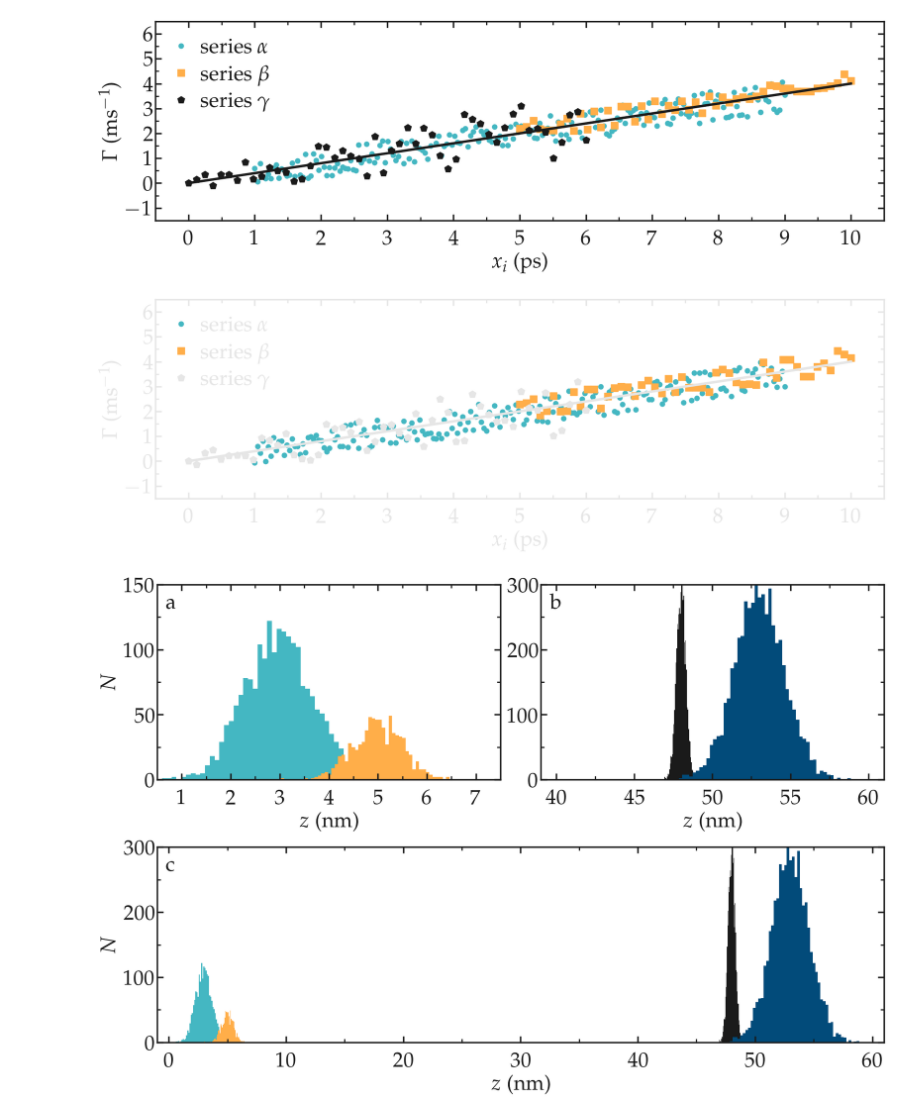
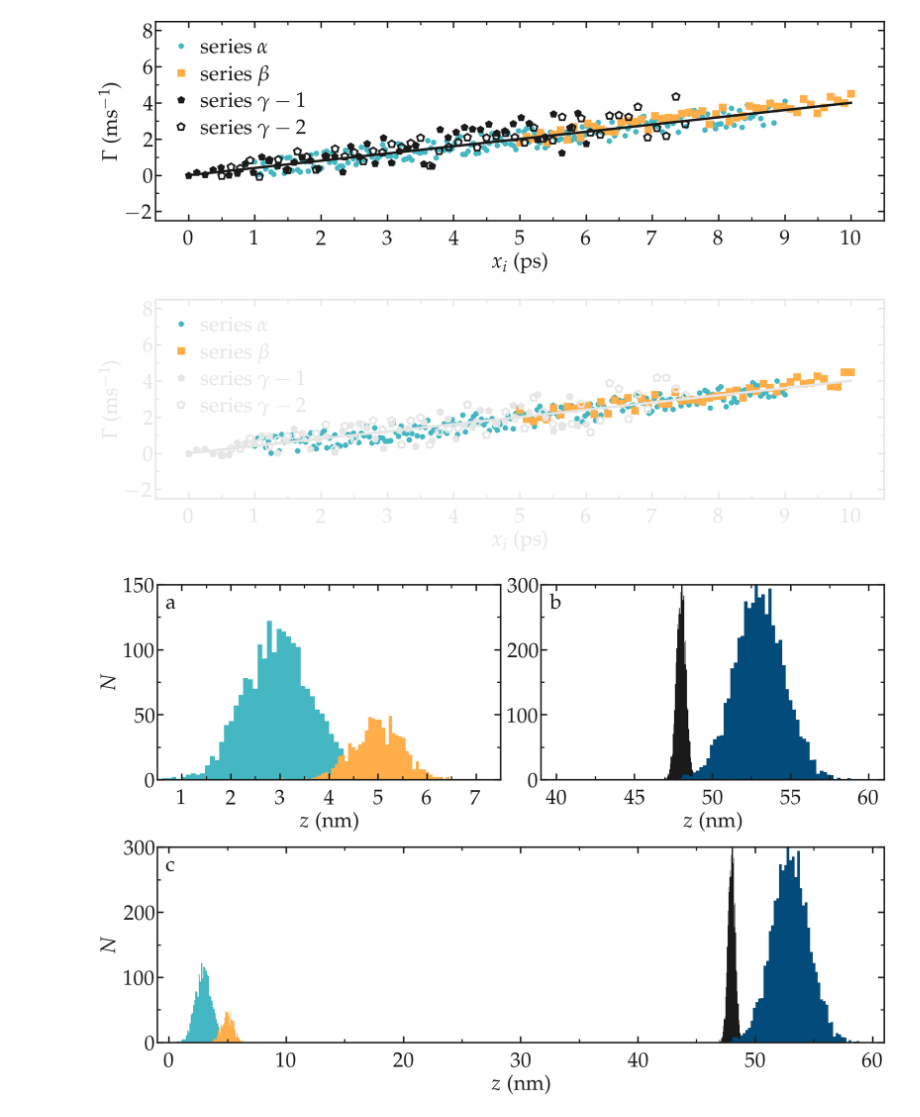
Before and after one commit to simongravelle/pyplot-perso, a Jupyter notebook: examples.ipynb, the cells around one changed output. Cells and saved outputs as stored; diff of their text form; code cells hidden in the pictures.

```diff
--- a/examples.ipynb
+++ b/examples.ipynb
@@ -19,31 +19,34 @@ def random_linear_generator(xmin=0, xmax=10, slope=0.3, alpha=0.1, pref = 1, N =
 # %%
 filename = "example-1"
 desired_transparency = True
 for mode, mygray in zip(['light', 'dark'], [colors["mylightgray"], colors["mydarkgray"]]):
     fig = prepare_figure(mode, transparency=desired_transparency, desired_figsize=(18,6))
     ax, n, l_tot, c_tot = [], 0, 1, 1
     n += 1
     ax.append(plt.subplot(l_tot, c_tot, n))
     x, y = random_linear_generator(xmin = 1, xmax = 9, slope = 0.39, alpha = 0.1, N = 200)
     ax[-1].plot(x, y, 'o', color=colors["mycyan"],
                 markersize = 8, linewidth=4, label=r'series $\alpha$')
     x, y = random_linear_generator(xmin = 5, xmax = 10, slope = 0.41, alpha = 0.2, pref = 0.6)
     ax[-1].plot(x, y, 's', color=colors["myorange"],
                 markersize = 12, linewidth=4, label=r'series $\beta$')
     x, y = random_linear_generator(xmin = 0, xmax = 6, slope = 0.4, alpha = 0.5, pref = 1.1)
     ax[-1].plot(x, y, 'p', color=mygray,
-                markersize = 12, linewidth=4, label=r'series $\gamma$')
+                markersize = 12, linewidth=4, label=r'series $\gamma-1$')
+    x, y = random_linear_generator(xmin = 0.5, xmax = 7.5, slope = 0.4, alpha = 0.5, pref = 1.1)
+    ax[-1].plot(x, y, 'p', markersize = 12, linewidth=4, label=r'series $\gamma-2$',
+                markeredgewidth=3, markeredgecolor=mygray, markerfacecolor='none')
     x, y = random_linear_generator(xmin = 0, xmax = 10, slope = 0.4, pref = 0)
     ax[-1].plot(x, y, '-', color=mygray,
                 markersize = 12, linewidth=4)
     complete_panel(ax[-1], r'$x_i$ (ps)', r'$\Gamma$ (ms$^{-1}$)',
                    legend=True, axis_color=mygray, xpad=15)
-    set_boundaries(plt, x_boundaries=(-0.5, 10.5), y_boundaries=(-1.5, 6.5),
-                   x_ticks=np.arange(0, 11, 1), y_ticks=np.arange(-1, 7, 1))
+    set_boundaries(plt, x_boundaries=(-0.5, 10.5), y_boundaries=(-2.5, 8.5),
+                   x_ticks=np.arange(0, 11, 1), y_ticks=np.arange(-2, 10, 2))
     save_figure(plt, fig, mode, git_path, path_figures, filename, transparency = desired_transparency)
 # %% [output]
-[figure, old version]
+[figure, new version]
-[figure, old version]
+[figure, new version]
 # %%
 def generate_gaussian(mu, sigma, N):
     return np.random.normal(mu, sigma, N)
```
Also changed, not shown: 3 other files.
